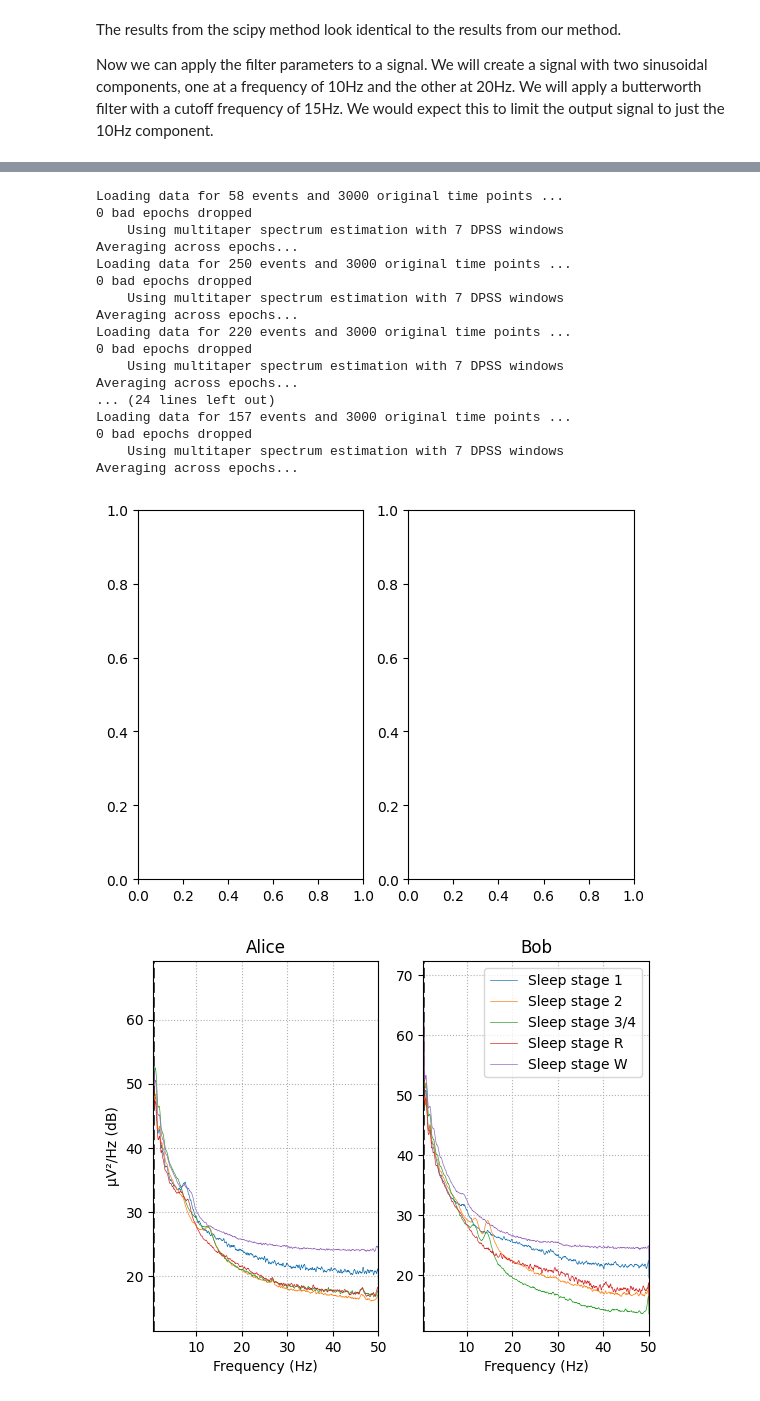
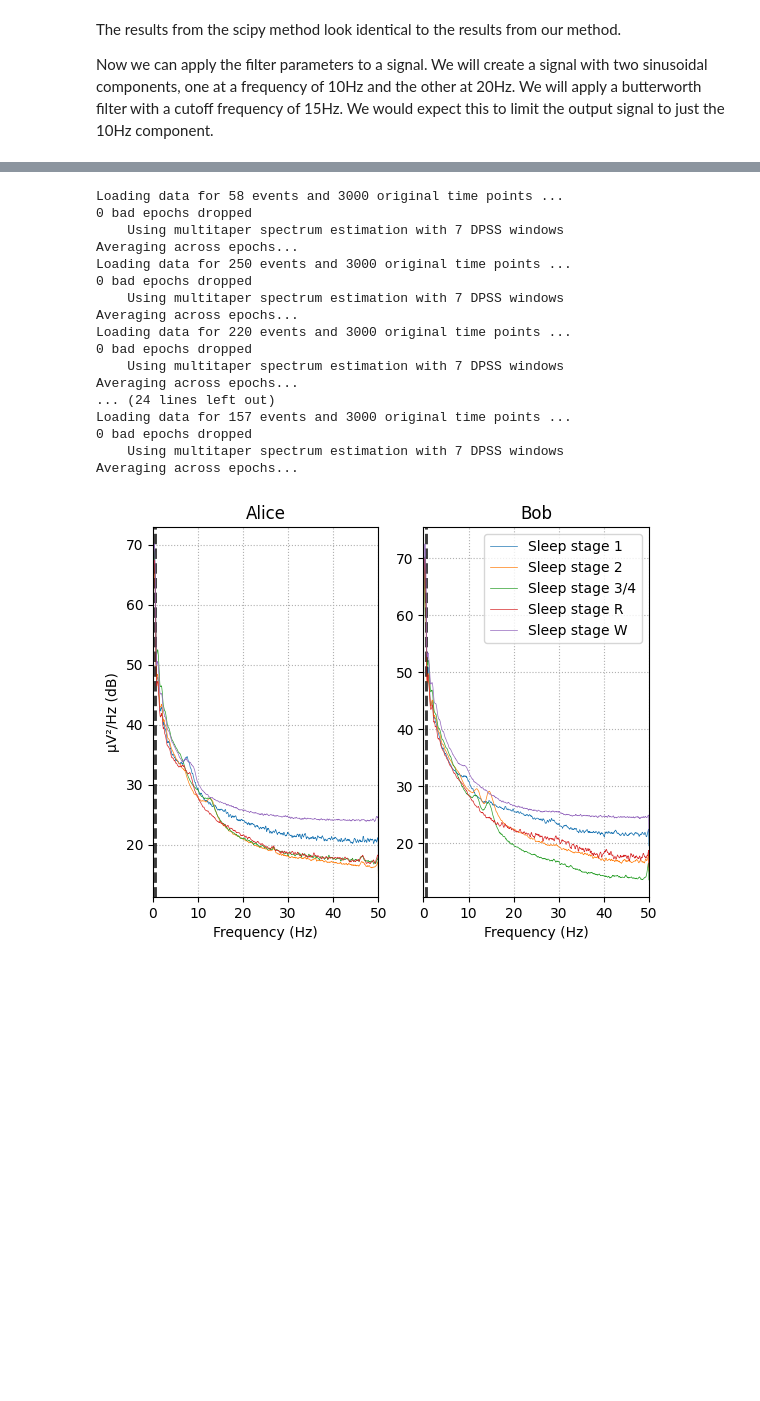
Before and after one commit to derekjohnsonva/dsp_final_project, a Jupyter notebook: butterworth.ipynb, the cells around one changed output, grey strips where cells are left out. Saved outputs shown, nothing was run; the diff lists cells and outputs as text; code cells hidden in the pictures; blank space fills up the shorter version.

```diff
--- a/butterworth.ipynb
+++ b/butterworth.ipynb
@@ -76,7 +97,7 @@ for N in [2, 3, 5, 7, 9]:
     # convert w to Hz
     ax.plot(w, 20 * np.log10(abs(h)), label=f'N={N}')
 ax.legend(loc='best')
-ax.set_title('Digital filter frequency response')
+ax.set_title('Digital filter frequency response (using scikit)')
 ax.set_ylim(-80, 5)
 ax.set_ylabel('Amplitude [dB]')
 ax.set_xlabel('Frequency [Hz]')
@@ -230,33 +278,32 @@ stages = sorted(EVENT_ID.keys())
 for ax, title, epochs in zip([ax1, ax2],
                              ['Alice', 'Bob'],
                              [epochs_train, epochs_test]):
 
     for stage, color in zip(stages, stage_colors):
         # getting all of the epochs of the specified stage and computing the PSD
-        spectrum = epochs[stage].compute_psd(picks='eeg', fmin=0.5, fmax=50.)
+        spectrum = epochs[stage].compute_psd(picks='eeg', fmin=0, fmax=50.)
         spectrum.plot(ci=None, color=color, axes=ax,
                       show=False, average=True, spatial_colors=False)
     ax.set(title=title, xlabel='Frequency (Hz)')
 ax1.set(ylabel='µV²/Hz (dB)')
 ax2.legend(ax2.lines[2::3], stages)
 plt.show()
 # %% [output]
 Loading data for 58 events and 3000 original time points ...
 0 bad epochs dropped
     Using multitaper spectrum estimation with 7 DPSS windows
 Averaging across epochs...
 Loading data for 250 events and 3000 original time points ...
 0 bad epochs dropped
     Using multitaper spectrum estimation with 7 DPSS windows
 Averaging across epochs...
 Loading data for 220 events and 3000 original time points ...
 0 bad epochs dropped
     Using multitaper spectrum estimation with 7 DPSS windows
 Averaging across epochs...
 ... (24 lines left out)
 Loading data for 157 events and 3000 original time points ...
 0 bad epochs dropped
     Using multitaper spectrum estimation with 7 DPSS windows
 Averaging across epochs...
-[figure, old version]
+[figure, new version]
-[figure, removed]
```
Also changed, not shown: parts of 18 cells of this notebook.
